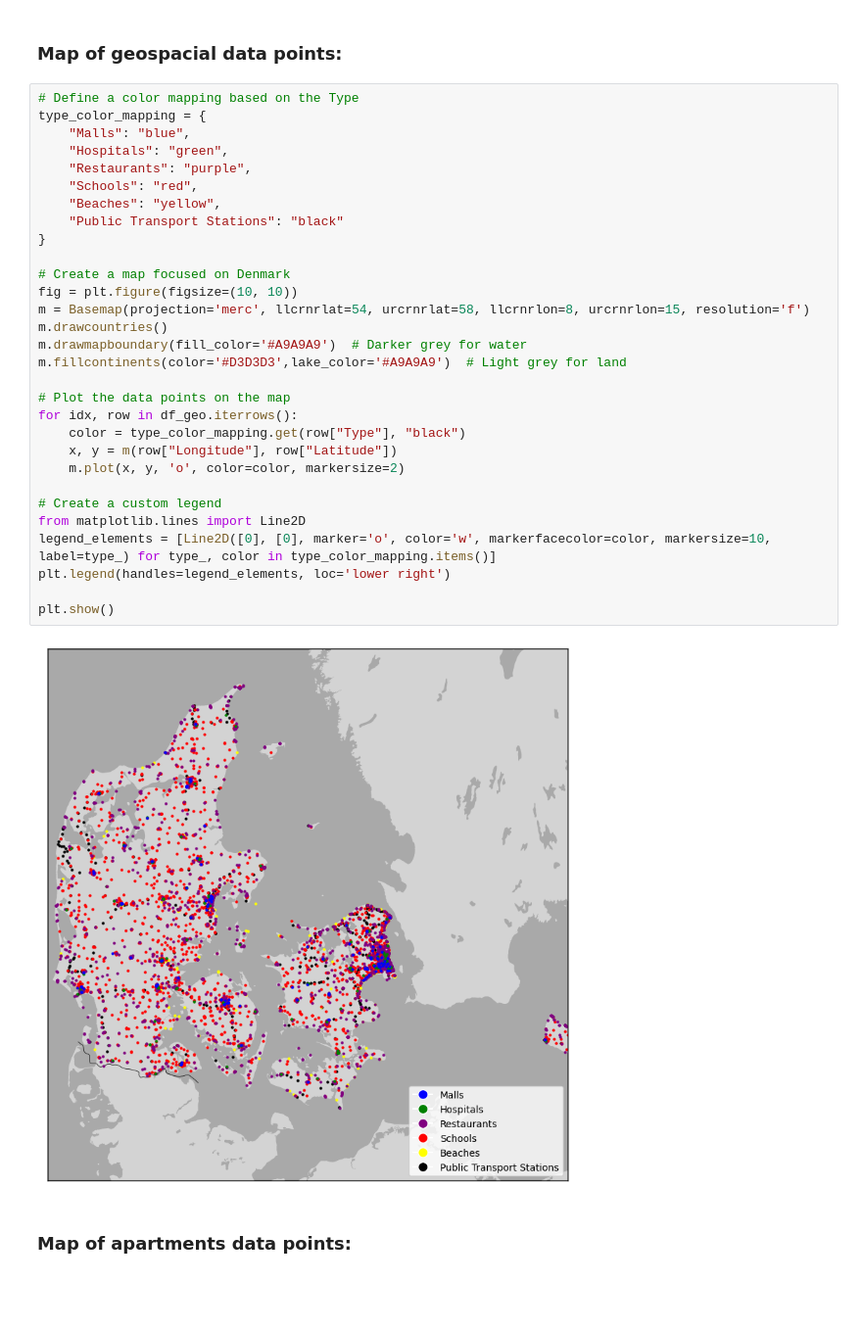
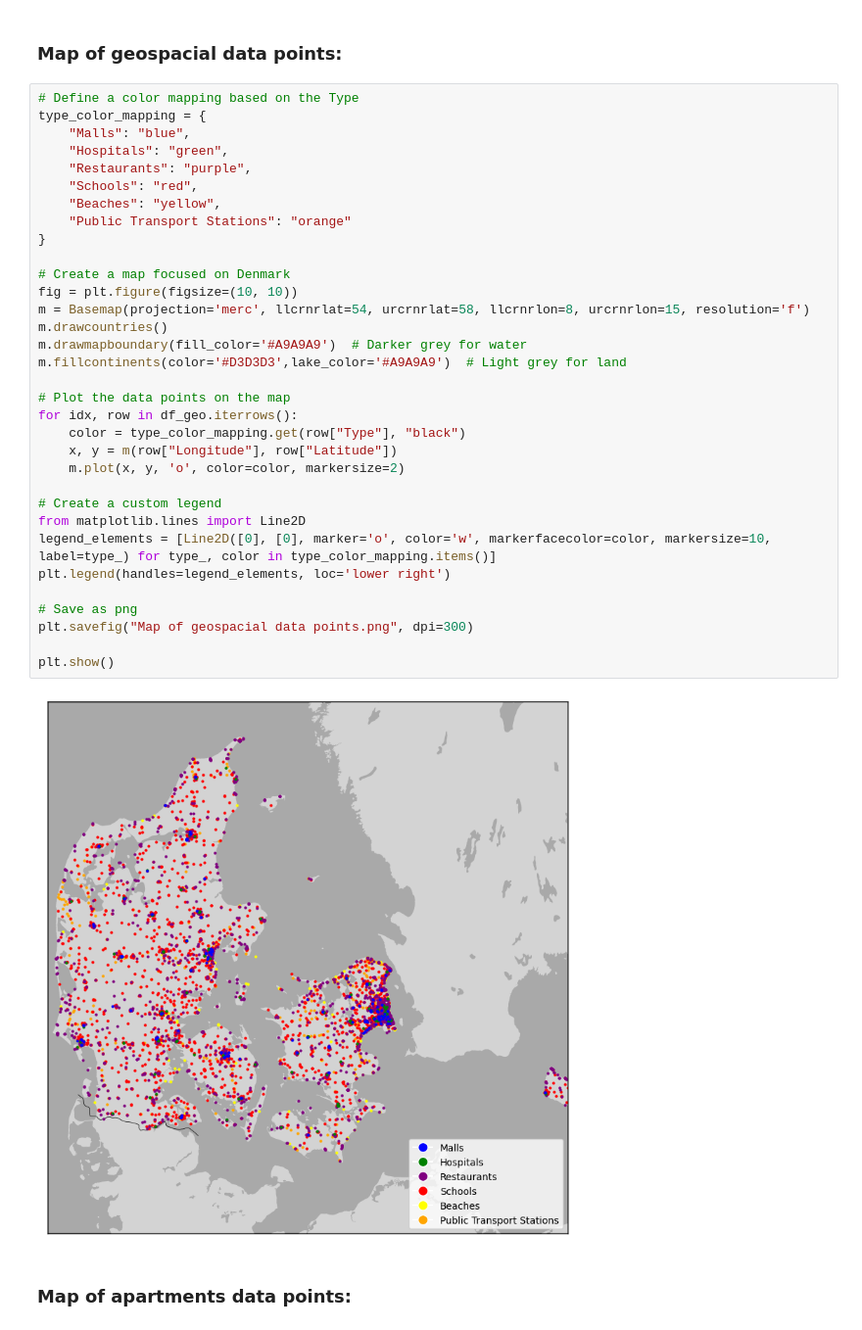
Before and after one commit to NicholasStampe/SocialDataScience, a Jupyter notebook: ExamProject/Data processing/Map_with_closest_geo.ipynb, the cells around one changed output. Shown at 98% size. Cells and saved outputs as stored; diff of their text form; blank space fills up the shorter version.

```diff
--- a/ExamProject/Data processing/Map_with_closest_geo.ipynb
+++ b/ExamProject/Data processing/Map_with_closest_geo.ipynb
@@ -15,35 +15,38 @@ df_geo = pd.read_csv('GS_Final_Data_for_processing.csv')
 # %%
 # Define a color mapping based on the Type
 type_color_mapping = {
     "Malls": "blue",
     "Hospitals": "green",
     "Restaurants": "purple",
     "Schools": "red",
     "Beaches": "yellow",
-    "Public Transport Stations": "black"
+    "Public Transport Stations": "orange"
 }
 
 # Create a map focused on Denmark
 fig = plt.figure(figsize=(10, 10))
 m = Basemap(projection='merc', llcrnrlat=54, urcrnrlat=58, llcrnrlon=8, urcrnrlon=15, resolution='f')
 m.drawcountries()
 m.drawmapboundary(fill_color='#A9A9A9')  # Darker grey for water
 m.fillcontinents(color='#D3D3D3',lake_color='#A9A9A9')  # Light grey for land
 
 # Plot the data points on the map
 for idx, row in df_geo.iterrows():
     color = type_color_mapping.get(row["Type"], "black")
     x, y = m(row["Longitude"], row["Latitude"])
     m.plot(x, y, 'o', color=color, markersize=2)
 
 # Create a custom legend
 from matplotlib.lines import Line2D
 legend_elements = [Line2D([0], [0], marker='o', color='w', markerfacecolor=color, markersize=10, label=type_) for type_, color in type_color_mapping.items()]
 plt.legend(handles=legend_elements, loc='lower right')
 
+# Save as png
+plt.savefig("Map of geospacial data points.png", dpi=300)
+
 plt.show()
 # %% [output]
-[figure, old version]
+[figure, new version]
 # %% [markdown]
 ### Map of apartments data points:
 # %%
```
Also changed, not shown: parts of 3 cells of this notebook, 3 other files.
